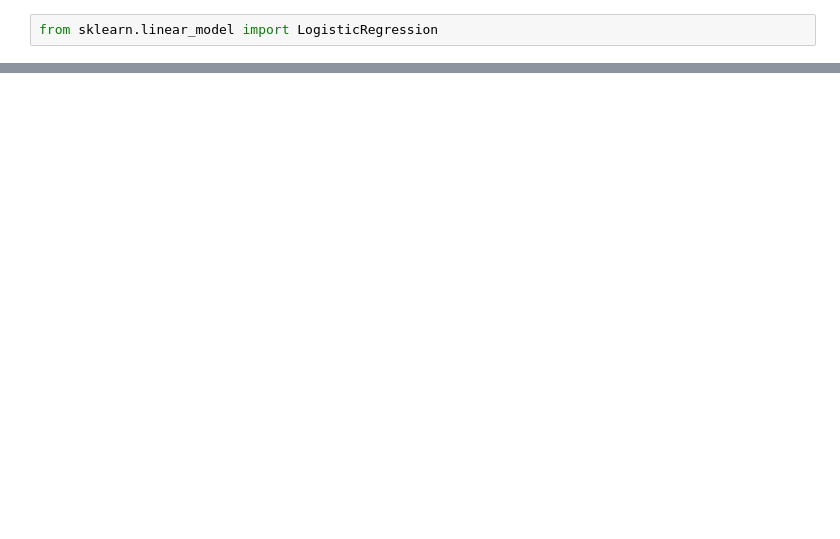
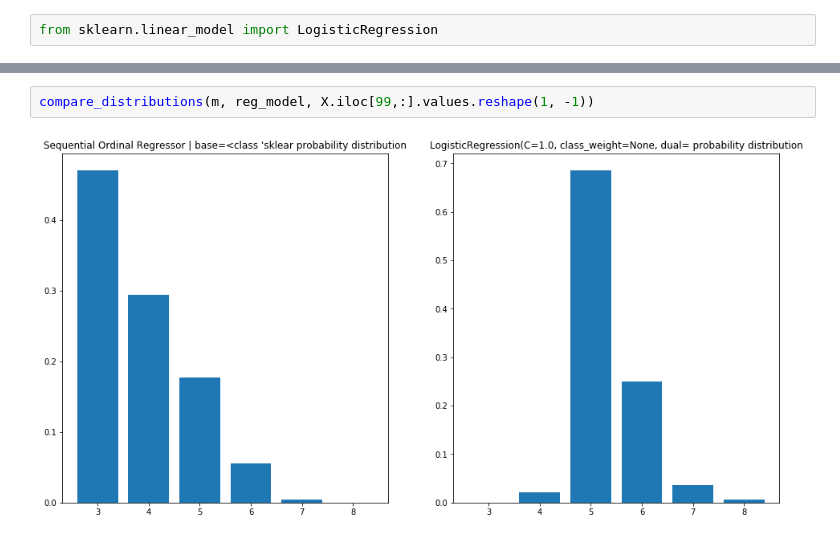
Before and after one commit to ptyshevs/multilayer_perceptron, a Jupyter notebook: ordinal_regression.ipynb, the cells around one changed output, grey strips where cells are left out. Drawn from its saved outputs; the diff is of its cells as text; blank space fills up the shorter version.

```diff
--- a/ordinal_regression.ipynb
+++ b/ordinal_regression.ipynb
@@ -67,0 +179,4 @@ reg_model = Log
+# %%
+compare_distributions(m, reg_model, X.iloc[99,:].values.reshape(1, -1))
+# %% [output]
+[figure, added]
```
Also changed, not shown: parts of 24 cells of this notebook, 1 other file.
